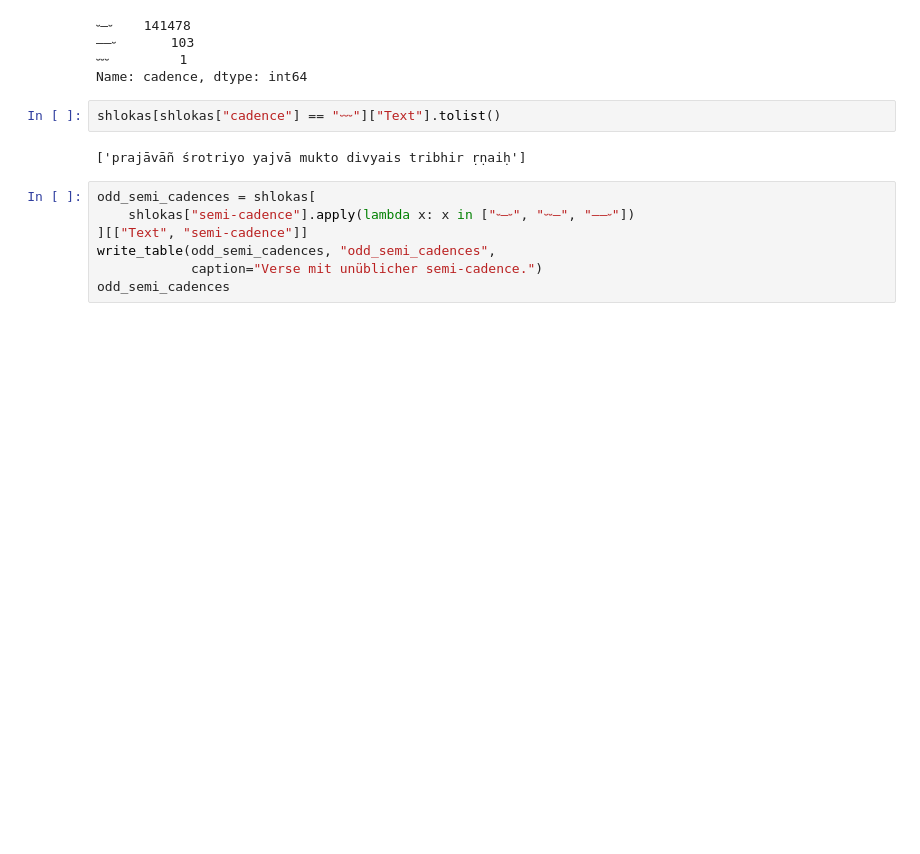
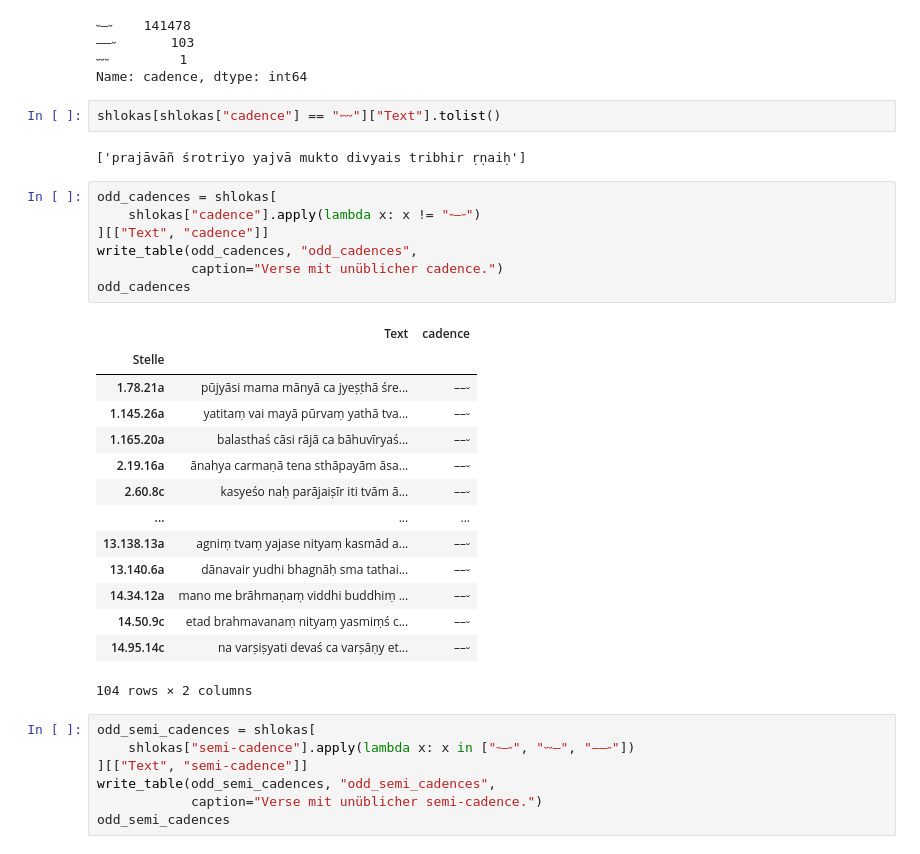
Before and after one commit to kmein/shloka, a Jupyter notebook: statistics.ipynb, the cells around one changed output. Saved outputs shown, nothing was run; the diff lists cells and outputs as text; blank space fills up the shorter version.

Commit message:
feat: odd cadence verses

```diff
--- a/statistics.ipynb
+++ b/statistics.ipynb
@@ -234,10 +234,32 @@ shlokas["cadence"].value_counts()
 ––⏑       103
 ⏑⏑⏑         1
 Name: cadence, dtype: int64
-# %%
-shlokas[shlokas["cadence"] == "⏑⏑⏑"]["Text"].tolist()
-# %% [output]
-['prajāvāñ śrotriyo yajvā mukto divyais tribhir ṛṇaiḥ']
+# %%
+shlokas[shlokas["cadence"] == "⏑⏑⏑"]["Text"].tolist()
+# %% [output]
+['prajāvāñ śrotriyo yajvā mukto divyais tribhir ṛṇaiḥ']
+# %%
+odd_cadences = shlokas[
+    shlokas["cadence"].apply(lambda x: x != "⏑–⏑")
+][["Text", "cadence"]]
+write_table(odd_cadences, "odd_cadences",
+            caption="Verse mit unüblicher cadence.")
+odd_cadences
+# %% [output]
+|  | Text | cadence |
+| Stelle |  |  |
+| 1.78.21a | pūjyāsi mama mānyā ca jyeṣṭhā śre... | ––⏑ |
+| 1.145.26a | yatitaṃ vai mayā pūrvaṃ yathā tva... | ––⏑ |
+| 1.165.20a | balasthaś cāsi rājā ca bāhuvīryaś... | ––⏑ |
+| 2.19.16a | ānahya carmaṇā tena sthāpayām āsa... | ––⏑ |
+| 2.60.8c | kasyeśo naḥ parājaiṣīr iti tvām ā... | ––⏑ |
+| ... | ... | ... |
+| 13.138.13a | agniṃ tvaṃ yajase nityaṃ kasmād a... | ––⏑ |
+| 13.140.6a | dānavair yudhi bhagnāḥ sma tathai... | ––⏑ |
+| 14.34.12a | mano me brāhmaṇaṃ viddhi buddhiṃ ... | ––⏑ |
+| 14.50.9c | etad brahmavanaṃ nityaṃ yasmiṃś c... | ––⏑ |
+| 14.95.14c | na varṣiṣyati devaś ca varṣāṇy et... | ––⏑ |
+104 rows × 2 columns
 # %%
 odd_semi_cadences = shlokas[
     shlokas["semi-cadence"].apply(lambda x: x in ["⏑–⏑", "⏑⏑–", "––⏑"])
```
Also changed, not shown: parts of 6 cells of this notebook.
